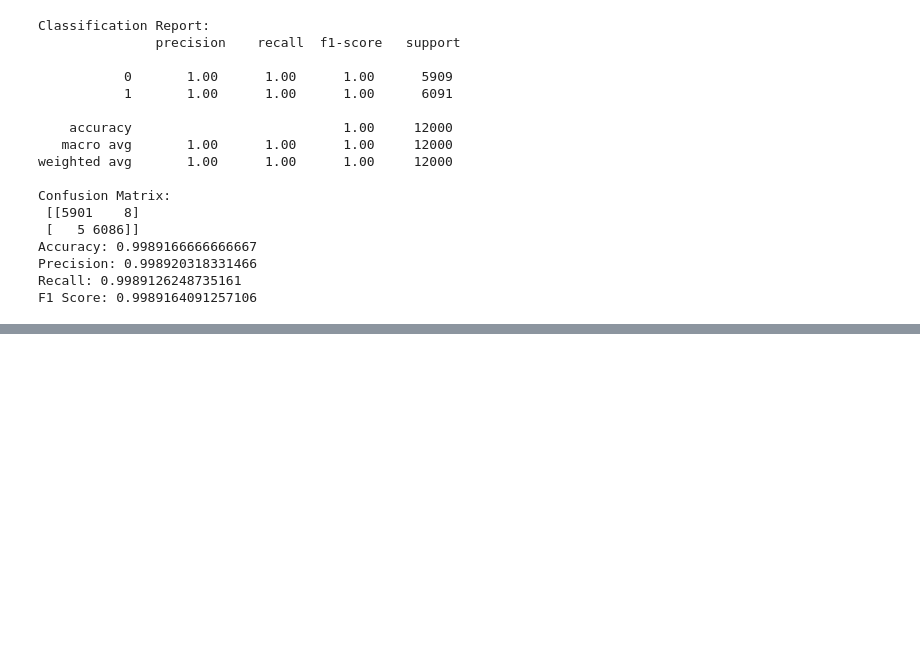
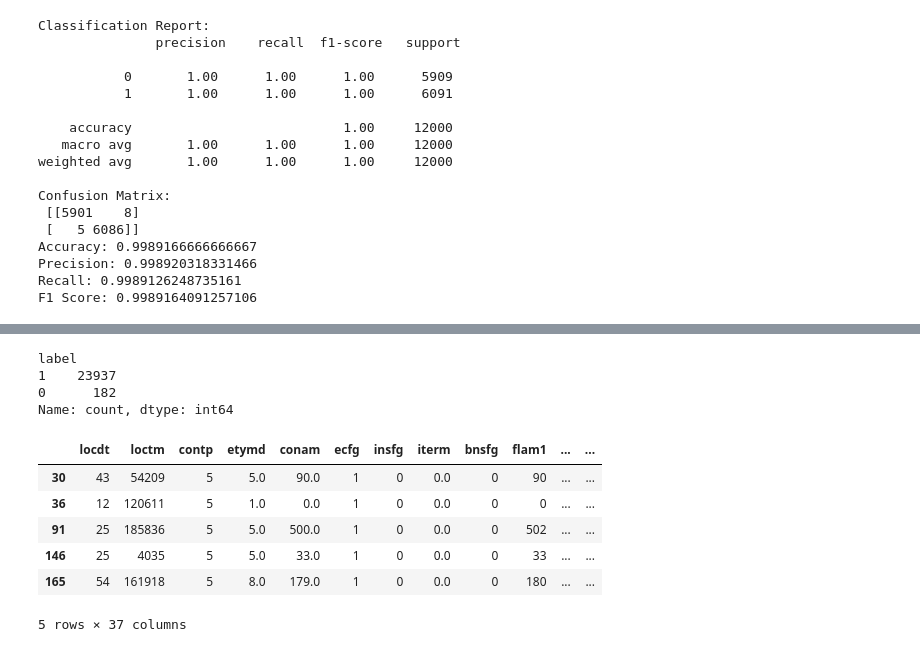
Before and after one commit to YaoDeTsai/fraud-detection-E.SUN, a Jupyter notebook: model/model_cessing.ipynb, the cells around one changed output, grey strips where cells are left out. Drawn from its saved outputs; the diff is of its cells as text; code cells hidden in the pictures; blank space fills up the shorter version.

```diff
--- a/model/model_cessing.ipynb
+++ b/model/model_cessing.ipynb
@@ -362,0 +475,4 @@ F1 Score: 0.9989164091257106
+# %%
+df_filtered = new_data[new_data.loc[:, 'rule1':'rule18'].sum(axis=1) != 0]
+
+df_filtered
@@ -362,0 +493,23 @@ F1 Score: 0.9989164091257106
+# %%
+label_counts = df_filtered['label'].value_counts()
+
+label_counts
+# %% [output]
+label
+1    23937
+0      182
+Name: count, dtype: int64
+# %%
+# Removing specified columns from the dataframe
+columns_to_remove = ['txkey', 'chid', 'cano', 'mchno', 'acqic', 'mcc', 'csmcu', 'new_scity']
+df_sample_dropped = df_filtered.drop(columns=columns_to_remove, errors='ignore')
+
+df_sample_dropped.head()  # Displaying the first few rows of the modified dataframe
+# %% [output]
+|  | locdt | loctm | contp | etymd | conam | ecfg | insfg | iterm | bnsfg | flam1 | ... | ... |
+| 30 | 43 | 54209 | 5 | 5.0 | 90.0 | 1 | 0 | 0.0 | 0 | 90 | ... | ... |
+| 36 | 12 | 120611 | 5 | 1.0 | 0.0 | 1 | 0 | 0.0 | 0 | 0 | ... | ... |
+| 91 | 25 | 185836 | 5 | 5.0 | 500.0 | 1 | 0 | 0.0 | 0 | 502 | ... | ... |
+| 146 | 25 | 4035 | 5 | 5.0 | 33.0 | 1 | 0 | 0.0 | 0 | 33 | ... | ... |
+| 165 | 54 | 161918 | 5 | 8.0 | 179.0 | 1 | 0 | 0.0 | 0 | 180 | ... | ... |
+5 rows × 37 columns
```
Also changed, not shown: parts of 20 cells of this notebook, 1 other file.
